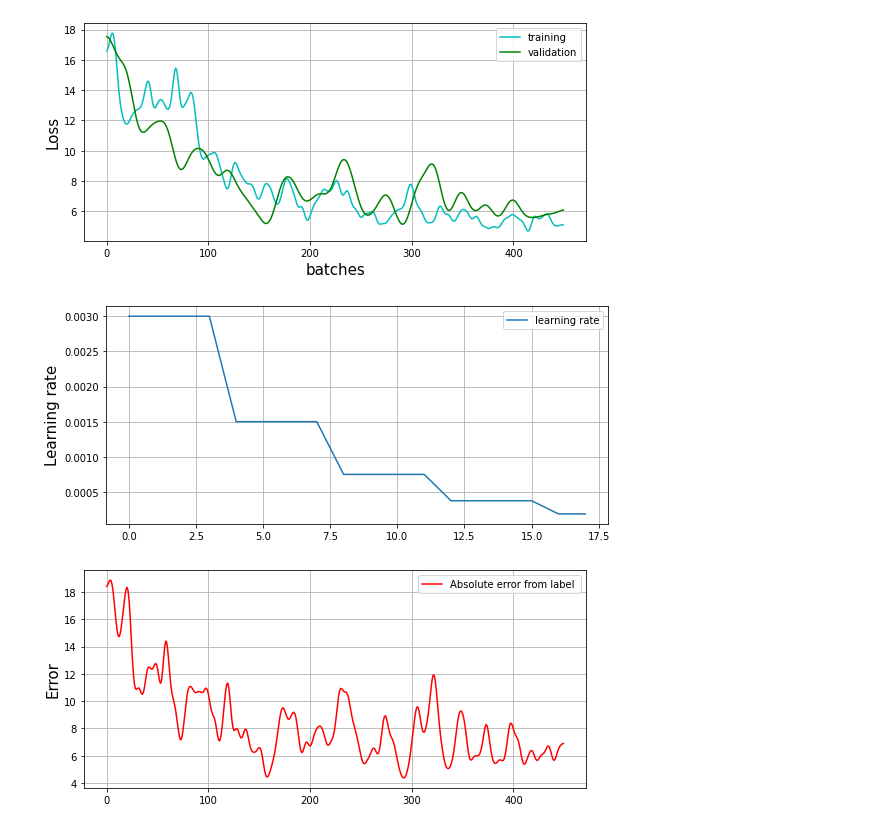
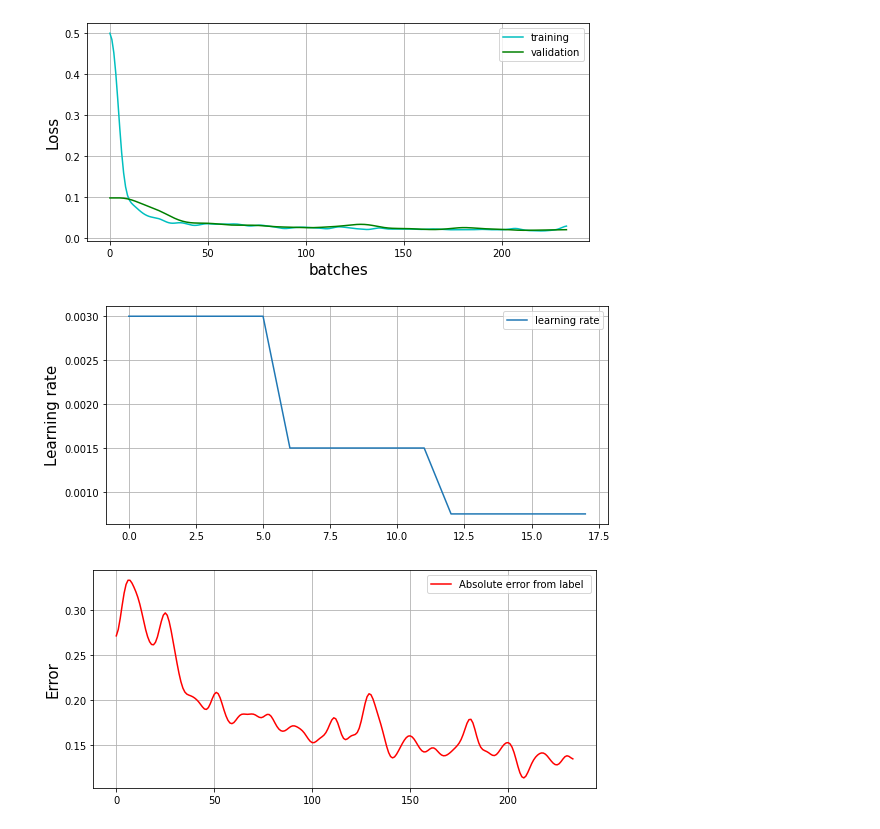
Before and after one commit to devoworm/GSoC-2020, a Jupyter notebook: Pre-trained Models (DevLearning)/notebooks/embryo_analysis/video_analysis/estimate_cell_family_population.ipynb, the cells around one changed output. Drawn from its saved outputs; the diff is of its cells as text; code cells hidden in the pictures.

```diff
--- a/Pre-trained Models (DevLearning)/notebooks/embryo_analysis/video_analysis/estimate_cell_family_population.ipynb
+++ b/Pre-trained Models (DevLearning)/notebooks/embryo_analysis/video_analysis/estimate_cell_family_population.ipynb
@@ -62,7 +101,7 @@ class ImageDataset(Dataset):
     def __len__(self):
         return len(self.image_paths)
 # %%
-full_dataset = ImageDataset(labels_csv_path = "training_data.csv",
+full_dataset = ImageDataset(labels_csv_path = "scaled_training_data.csv",
                             main_foldername = "frames",
                             augmentation = Compose([
                                                     GridDistortion(p=0.5),
@@ -72,8 +111,9 @@ full_dataset = ImageDataset(labels_csv_path = "training_data.csv",
                                                     ]),
                             transform = transforms.Compose([
                                                             transforms.ToPILImage(),
-                                                            torchvision.transforms.RandomAffine(degrees = 30, translate= (0.1, 0.1), scale=None, shear=None, resample=False, fillcolor=0),
-                                                            ToTensor()
+                                                            torchvision.transforms.RandomAffine(degrees = 10, translate= (0.05, 0.05), scale=None, shear=None, resample=False, fillcolor=0),
+                                                            ToTensor(),
+                                                            transforms.Normalize(0.5, 0.5, 0.5)
                                                             ])
                              )
 # %%
@@ -82,9 +122,9 @@ train_size = int(0.8* len(full_dataset))  ## 90/10 split
 test_size = len(full_dataset) - train_size
 train_dataset, test_dataset = random_split(full_dataset, [train_size, test_size])
 
-train_loader = DataLoader(dataset=train_dataset, batch_size=16, shuffle=True)
+train_loader = DataLoader(dataset=train_dataset, batch_size=32, shuffle=True)
 
-val_loader = DataLoader(dataset=test_dataset, batch_size= 4, shuffle = True)
+val_loader = DataLoader(dataset=test_dataset, batch_size= 8, shuffle = True)
 
 print(len(train_loader), "batches ")
 print(len(val_loader), " batches ")
@@ -209,7 +260,7 @@ class Net(nn.Module):
     def __init__(self):
         super(Net, self).__init__()
 
-        self.conv1 = nn.Conv2d(1, 32, 3)
+        self.conv1 = nn.Conv2d(1, 32, 5)
         self.pool = nn.MaxPool2d(3, 3)
         self.conv2 = nn.Conv2d(32, 32 , 3)
         self.conv3 = nn.Conv2d(32, 32 , 3)
@@ -245,7 +296,7 @@ optimizer = optim.Adam(model.parameters(), lr = 0.003)
 scheduler = ReduceLROnPlateau(optimizer,
                                 mode='min',
                                 factor=0.5,
-                                patience=3,
+                                patience=5,
                                 verbose=False,
                                 threshold=0.0001,
                                 threshold_mode='rel',
@@ -255,19 +306,19 @@ scheduler = ReduceLROnPlateau(optimizer,
 # %%
 plt.rcParams["figure.figsize"] = (9,4)
 
 config = {
         "epochs" : 18,
         "model" : model,
         "train_loader" : train_loader,
         "val_loader" : val_loader,
-        "lr" : 0.008,
+        "lr" : 0.003,
         "optimizer" : optimizer,
         "scheduler" : scheduler,
         "loss_function" : nn.SmoothL1Loss()
         }
 
 losses = train_model(config)
 # %% [output]
-[figure, old version]
+[figure, new version]
-[figure, old version]
+[figure, new version]
-[figure, old version]
+[figure, new version]
```
Also changed, not shown: parts of 11 cells of this notebook.
